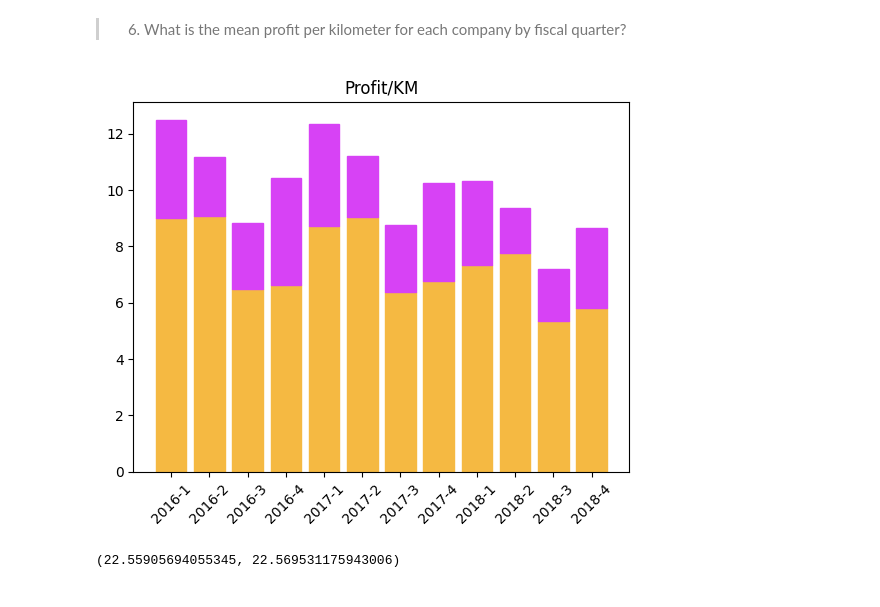
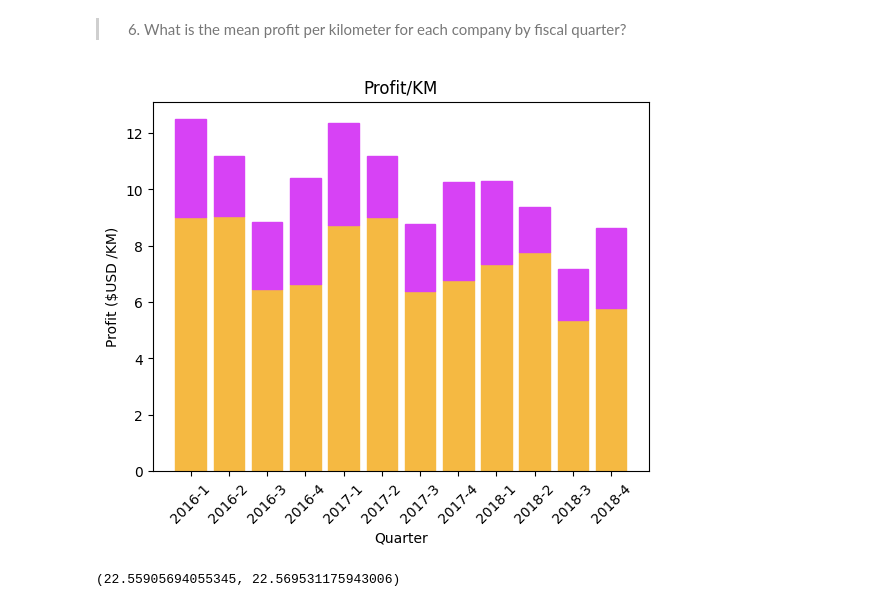
Before and after one commit to nureinumeya1999/Cab-Investment, a Jupyter notebook: src/EDA.ipynb, the cells around one changed output. Cells and saved outputs as stored; diff of their text form; code cells hidden in the pictures.

```diff
--- a/src/EDA.ipynb
+++ b/src/EDA.ipynb
@@ -444,6 +446,9 @@ yI = plt.bar(ydI['String Quarter'], ydI['Transaction ID'] )
 yII = plt.bar(ydII['String Quarter'], ydII['Transaction ID'], bottom= ydI['Transaction ID'] )
 yIII = plt.bar(ydIII['String Quarter'], ydIII['Transaction ID'], bottom=  np.array(ydI['Transaction ID']) + np.array(ydII['Transaction ID']))
 
+yI.set_label('18-40')
+yII.set_label('41-65')
+yIII.set_label('65+')
 plt.xticks(rotation=45)
 
 for bar in yI:
@@ -455,6 +460,9 @@ for bar in yII:
 for bar in yIII:
     bar.set_color('#f7de23')
 
+plt.xlabel('Quarter')
+plt.ylabel('Number of Transactions')
+plt.legend()
 plt.title('Yellow Cab\'s Total Transactions Per Age Group')
 plt.show()
 # %% [output]
@@ -464,6 +472,9 @@ pI = plt.bar(pdI['String Quarter'], pdI['Transaction ID'] )
 pII = plt.bar(pdII['String Quarter'], pdII['Transaction ID'], bottom= pdI['Transaction ID'] )
 pIII = plt.bar(pdIII['String Quarter'], pdIII['Transaction ID'], bottom= np.array(pdI['Transaction ID']) + np.array(pdII['Transaction ID']))
 
+pI.set_label('18-40')
+pII.set_label('41-65')
+pIII.set_label('65+')
 plt.xticks(rotation=45)
 plt.ylim(0, 35000)
 
@@ -476,6 +487,9 @@ for bar in pII:
 for bar in pIII:
     bar.set_color('#f7de23')
 
+plt.xlabel('Quarter')
+plt.ylabel('Number of Transactions')
+plt.legend()
 plt.title('Pink Cab\'s Total Transactions Per Age Group')
 plt.show()
 # %% [output]
@@ -527,8 +543,10 @@ def getTotalProfitPerFeature(d, feature):
 # %%
 ppd, ypd = getTotalProfitPerFeature(pink, 'String Quarter'), getTotalProfitPerFeature(yellow, 'String Quarter')
 # %%
-y = plt.bar(ypd['String Quarter'], ypd['Profit'] )
-p = plt.bar(ppd['String Quarter'], ppd['Profit'], bottom=ypd['Profit'])
+y = plt.bar(ypd['String Quarter'], ypd['Profit']/ 1000000)
+y.set_label('Yellow Cab')
+p = plt.bar(ppd['String Quarter'], ppd['Profit'] / 1000000, bottom=ypd['Profit'] / 1000000)
+p.set_label('Pink Cab')
 plt.xticks(rotation=45)
 
 for bar in p:
@@ -538,5 +556,8 @@ for bar in y:
     bar.set_color('#f5b942')
 
 plt.title('Quarterly Profit')
+plt.ylabel('Profit ($USD M)')
+plt.xlabel('Quarter')
+plt.legend()
 plt.show()
 # %% [output]
@@ -594,7 +619,9 @@ def getProfitMarginPerFeature(d, feature):
 ymq, pmq = getProfitMarginPerFeature(yellow, ['String Quarter']), getProfitMarginPerFeature(pink, ['String Quarter'])
 # %%
 y = plt.bar(ymq['String Quarter'], ymq['Profit Margin'] )
+y.set_label('Yellow Cab')
 p = plt.bar(pmq['String Quarter'], pmq['Profit Margin'], bottom=ymq['Profit Margin'])
+p.set_label('Pink Cab')
 plt.xticks(rotation=45)
 
 for bar in p:
@@ -603,6 +630,9 @@ for bar in p:
 for bar in y:
     bar.set_color('#f5b942')
 
+plt.legend()
+plt.ylabel('Profit Margin (%)')
+plt.xlabel('Quarter')
 plt.title('Profit Margins')
 plt.show()
 # %% [output]
@@ -687,18 +723,20 @@ ppkd, ypkd = getProfitPerKM(pink, ['KM Travelled']), getProfitPerKM(yellow, ['KM
 # %%
 ypk = plt.bar(ypkd['String Quarter'], ypkd['Profit/KM'] )
 ppk = plt.bar(ppkd['String Quarter'], ppkd['Profit/KM'], bottom=ypkd['Profit/KM'])
 plt.xticks(rotation=45)
 
 for bar in ppk:
     bar.set_color('#d742f5')
 
 for bar in ypk:
     bar.set_color('#f5b942')
 
+plt.xlabel('Quarter')
+plt.ylabel('Profit ($USD /KM)')
 plt.title('Profit/KM')
 plt.show()
 # %% [output]
-[figure, old version]
+[figure, new version]
 # %%
 pink['KM Travelled'].mean(), yellow['KM Travelled'].mean()
 # %% [output]
```
Also changed, not shown: parts of 24 cells of this notebook, 9 other files.
